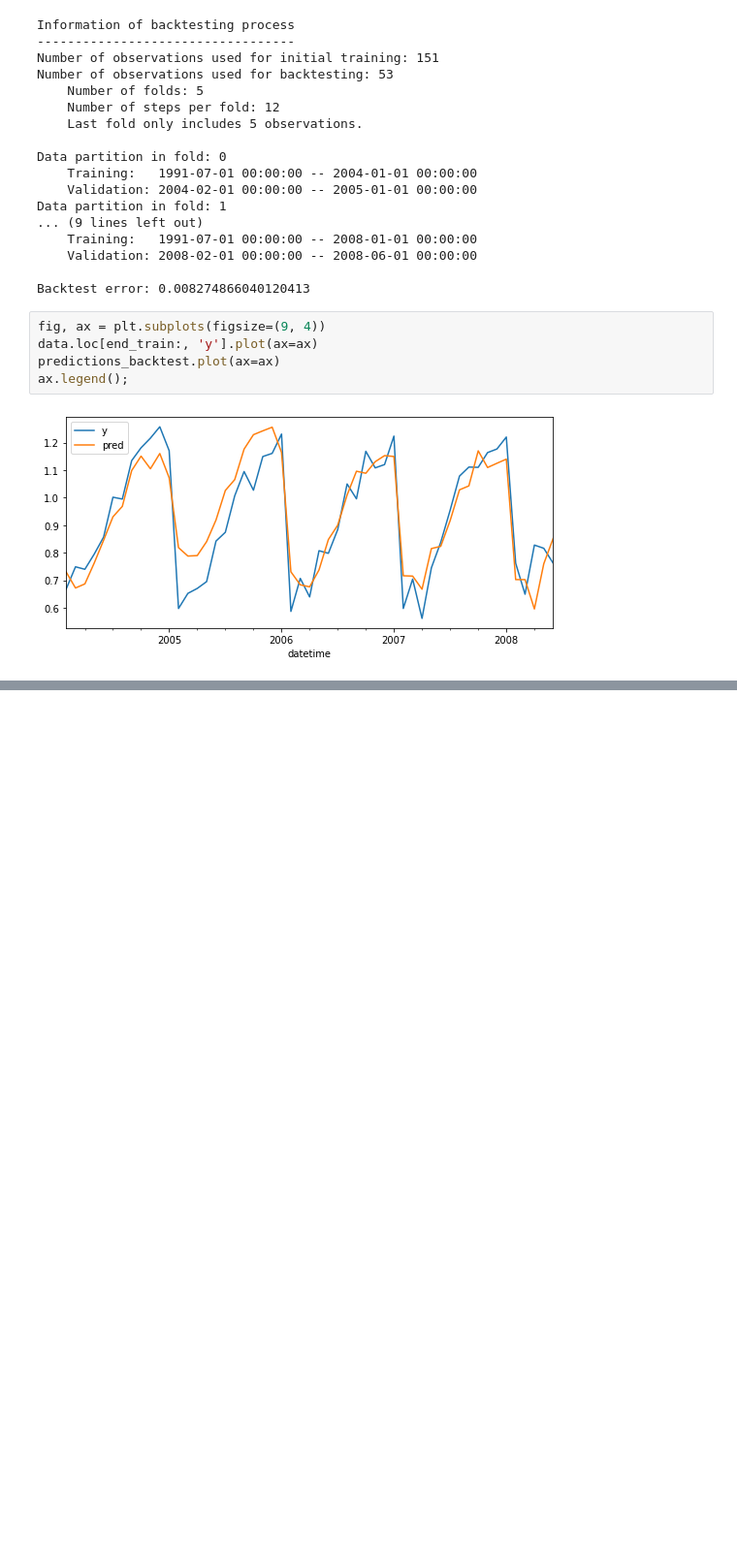
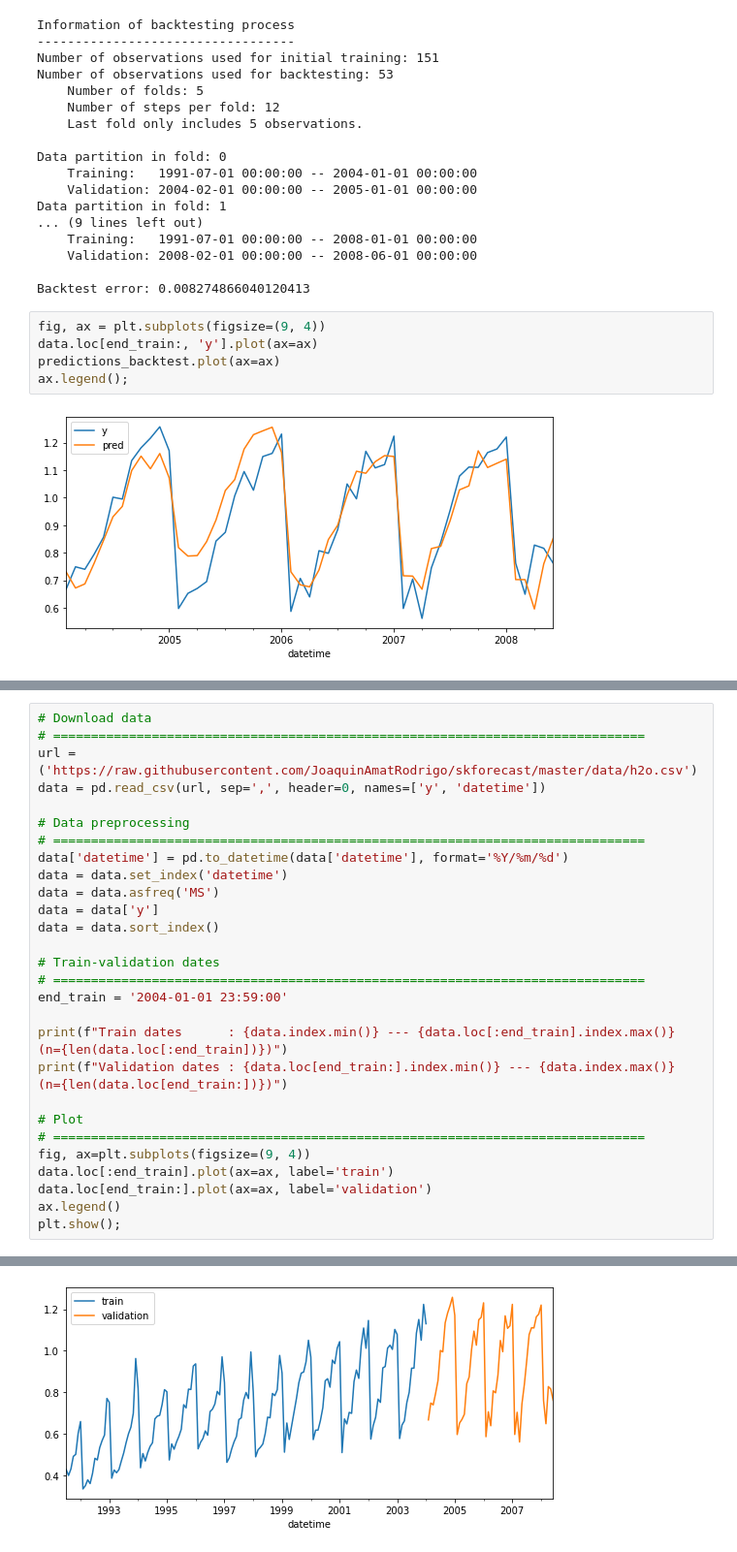
Before and after one commit to JavierEscobarOrtiz/Workingon, a Jupyter notebook: skforecast_robust_regressor.ipynb, the cells around one changed output, grey strips where cells are left out. Shown at 97% size. Cells and saved outputs as stored; diff of their text form; blank space fills up the shorter version.

```diff
--- a/skforecast_robust_regressor.ipynb
+++ b/skforecast_robust_regressor.ipynb
@@ -336,0 +353,29 @@ ax.legend();
+# %%
+# Download data
+# ==============================================================================
+url = ('https://raw.githubusercontent.com/JoaquinAmatRodrigo/skforecast/master/data/h2o.csv')
+data = pd.read_csv(url, sep=',', header=0, names=['y', 'datetime'])
+
+# Data preprocessing
+# ==============================================================================
+data['datetime'] = pd.to_datetime(data['datetime'], format='%Y/%m/%d')
+data = data.set_index('datetime')
+data = data.asfreq('MS')
+data = data['y']
+data = data.sort_index()
+
+# Train-validation dates
+# ==============================================================================
+end_train = '2004-01-01 23:59:00'
+
+print(f"Train dates      : {data.index.min()} --- {data.loc[:end_train].index.max()}  (n={len(data.loc[:end_train])})")
+print(f"Validation dates : {data.loc[end_train:].index.min()} --- {data.index.max()}  (n={len(data.loc[end_train:])})")
+
+# Plot
+# ==============================================================================
+fig, ax=plt.subplots(figsize=(9, 4))
+data.loc[:end_train].plot(ax=ax, label='train')
+data.loc[end_train:].plot(ax=ax, label='validation')
+ax.legend()
+plt.show();
+# %% [output]
@@ -336,0 +384 @@ ax.legend();
+[figure, added]
```
Also changed, not shown: parts of 18 cells of this notebook.
